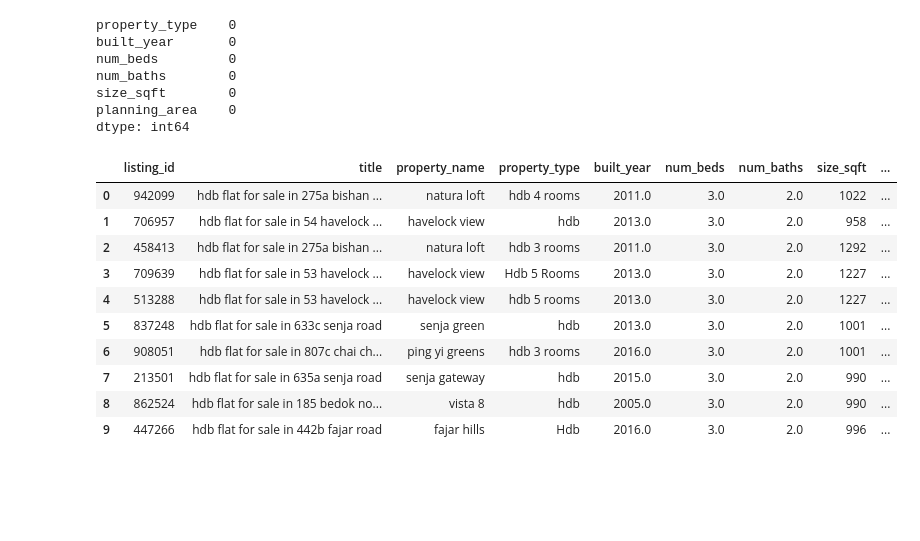
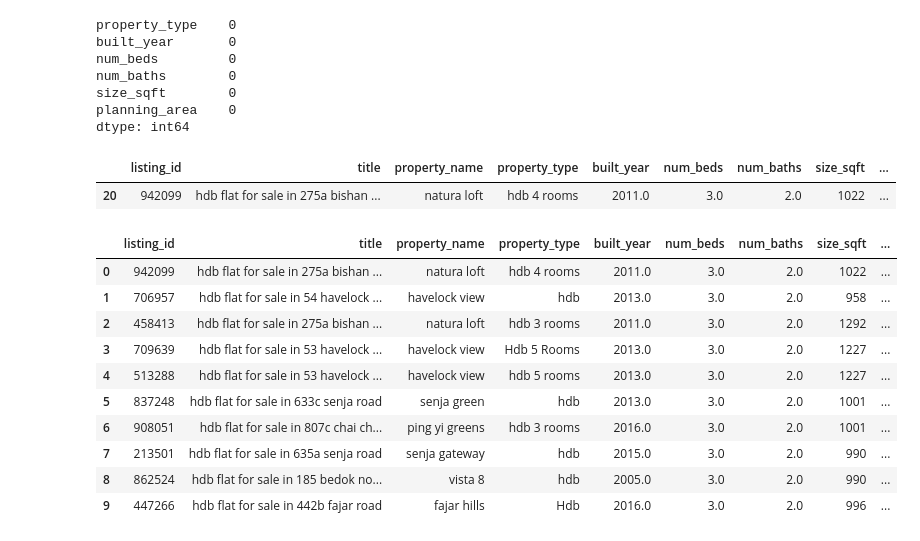
Before and after one commit to GaryGky/CS5228, a Jupyter notebook: Project/task-3-open-task/task3_final.ipynb, the cells around one changed output. Drawn from its saved outputs; the diff is of its cells as text; code cells hidden in the pictures; blank space fills up the shorter version.

```diff
--- a/Project/task-3-open-task/task3_final.ipynb
+++ b/Project/task-3-open-task/task3_final.ipynb
@@ -129,17 +124,21 @@ def get_top_recommendations(row, **kwargs) -> pd.DataFrame:
     return df_result
 # %%
 # Pick a row id of choice
-row_id = 37
+#row_id = 37
 row_id = 20
-# row_id = 30
+#row_id = 30
 #row_id = 40
 #row_id = 50
 
 # Get the row from the dataframe (an valid row ids will throw an error)
 row = df_sample.iloc[row_id]
 
 # Just for printing it nicely, we create a new dataframe from this single row
 df = pd.DataFrame([row])
+df
+# %% [output]
+|  | listing_id | title | property_name | property_type | built_year | num_beds | num_baths | size_sqft | ... |
+| 20 | 942099 | hdb flat for sale in 275a bishan ... | natura loft | hdb 4 rooms | 2011.0 | 3.0 | 2.0 | 1022 | ... |
 # %%
 k = 10
 
```
Also changed, not shown: parts of 12 cells of this notebook.
